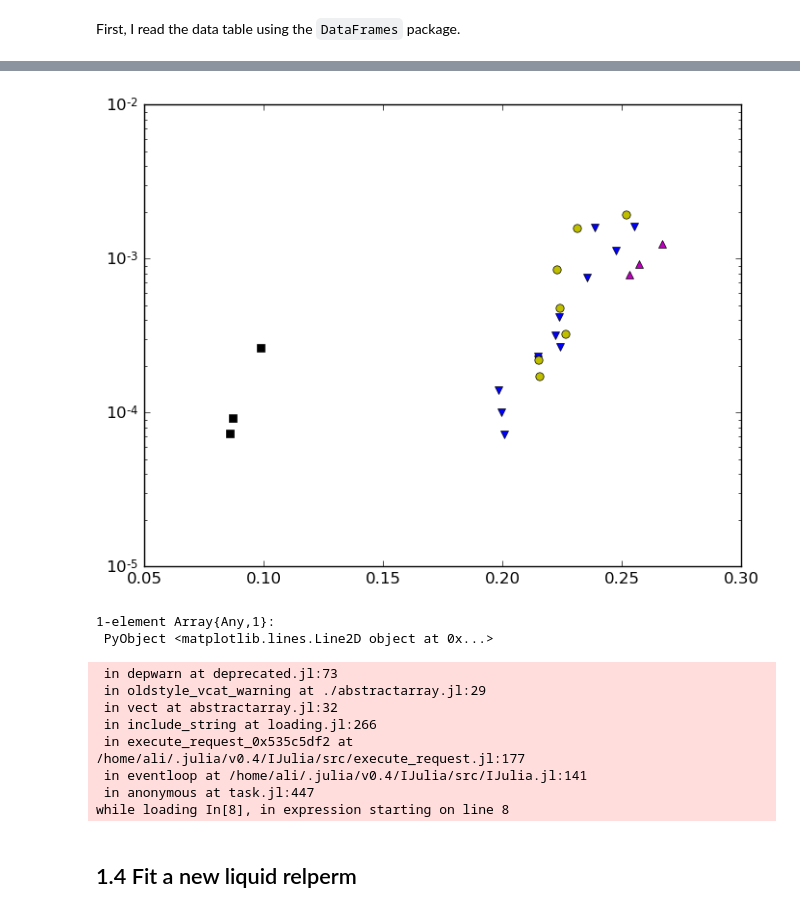
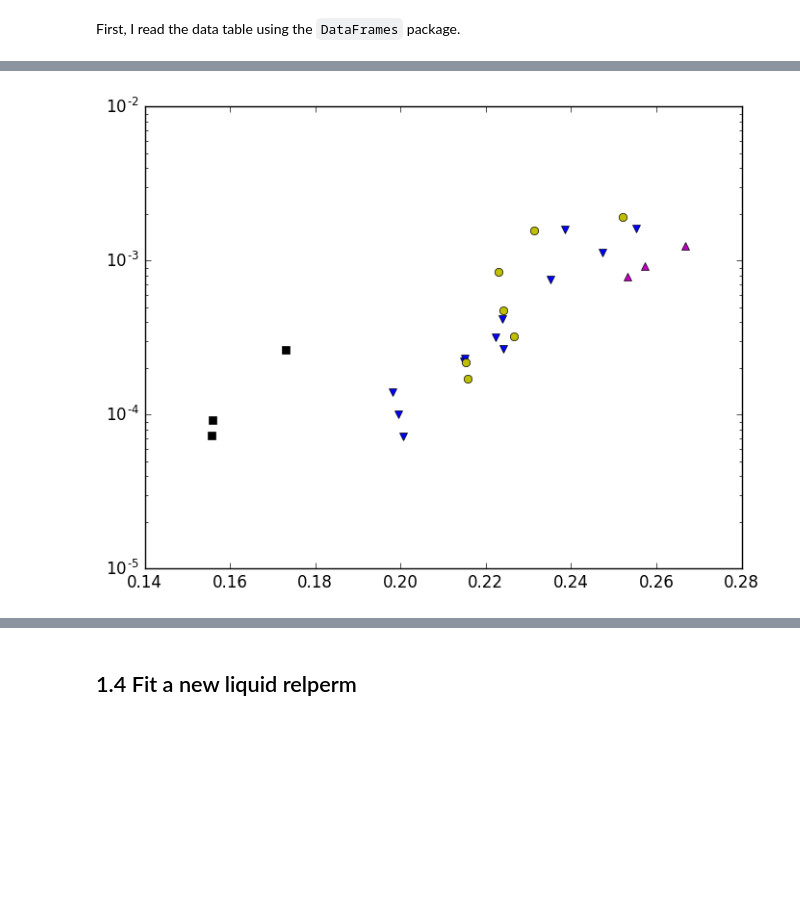
Before and after one commit to simulkade/foamparameters, a Jupyter notebook: Calculations/liquid_relperm.ipynb, the cells around one changed output, grey strips where cells are left out. Cells and saved outputs as stored; diff of their text form; code cells hidden in the pictures; blank space fills up the shorter version.

```diff
--- a/Calculations/liquid_relperm.ipynb
+++ b/Calculations/liquid_relperm.ipynb
@@ -47,14 +50,15 @@ semilogy(data4[:sw], data4[:krw], "sk")
 # %%
 sgr=0.03
 sw(x)=x[1]*((sw-x[3])/(1-x[3]-sgr))^x[2]
 rel_perm_liq=[0.713 2.460 0.25;
     0.713 2.460 0.200;
     0.713 2.460 0.184;
     0.713 2.460 0.063;
     0.713 2.460 0.181]
-sw_plot=[linspace(0.05,0.30,50)]
+sw_plot=collect(linspace(0.05,0.30,50))
 semilogy(data1[:sw], data1[:krw], "v")
 semilogy(data2[:sw], data2[:krw], "^m")
 semilogy(data3[:sw], data3[:krw], "oy")
 semilogy(data4[:sw], data4[:krw], "sk")
 # %% [output]
+[figure, new version]
@@ -62,14 +67,3 @@ WARNING: [a] concatenation is deprecated; use collect(a) instead
-[figure, old version]
-1-element Array{Any,1}:
- PyObject <matplotlib.lines.Line2D object at 0x...>
- in depwarn at deprecated.jl:73
- in oldstyle_vcat_warning at ./abstractarray.jl:29
- in vect at abstractarray.jl:32
- in include_string at loading.jl:266
- in execute_request_0x535c5df2 at /home/ali/.julia/v0.4/IJulia/src/execute_request.jl:177
- in eventloop at /home/ali/.julia/v0.4/IJulia/src/IJulia.jl:141
- in anonymous at task.jl:447
-while loading In[8], in expression starting on line 8
 # %% [markdown]
 ## 1.4 Fit a new liquid relperm
 # %% [markdown]
```
Also changed, not shown: parts of 5 cells of this notebook, 20 other files.
